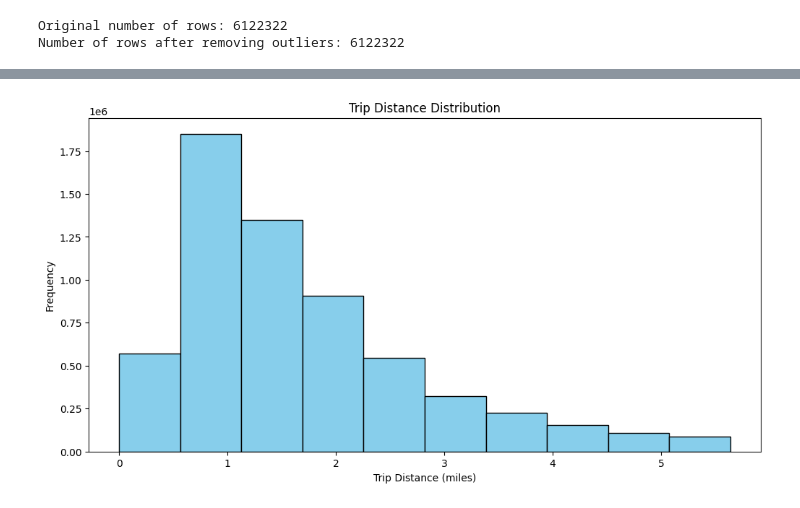
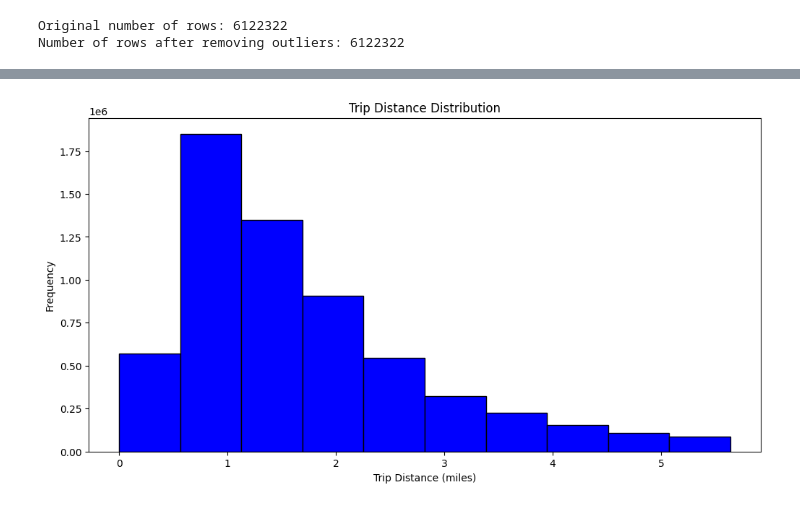
Before and after one commit to EimanteZemyteVU/Taxi, a Jupyter notebook: Expl.ipynb, the cells around one changed output, grey strips where cells are left out. Drawn from its saved outputs; the diff is of its cells as text; code cells hidden in the pictures.

Commit message:
Add more visuals to expl.opynb file

```diff
--- a/Expl.ipynb
+++ b/Expl.ipynb
@@ -76,16 +90,16 @@ plt.show()
 # %%
 # Plot the histogram - trip distance distribution
 
 trips['trip_distance'].plot(
     kind='hist',
     #bins=20, # gali tekti pakoreguoti kai atsiras daugiau duomenu
-    color='skyblue',
+    color='blue',
     edgecolor='black',
     figsize=(12, 6),
     title='Trip Distance Distribution'
 )
 plt.xlabel('Trip Distance (miles)')
 plt.ylabel('Frequency')
 plt.show()
 # %% [output]
-[figure, old version]
+[figure, new version]
```
Also changed, not shown: parts of 13 cells of this notebook, 3 other files.
